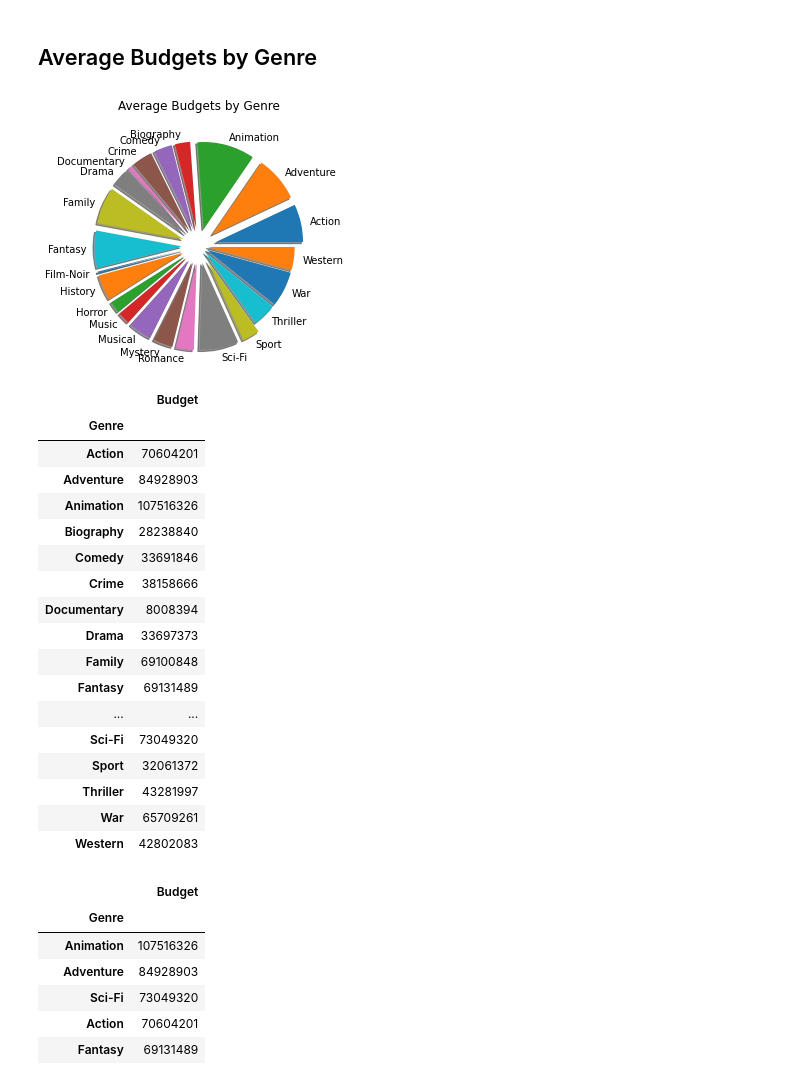
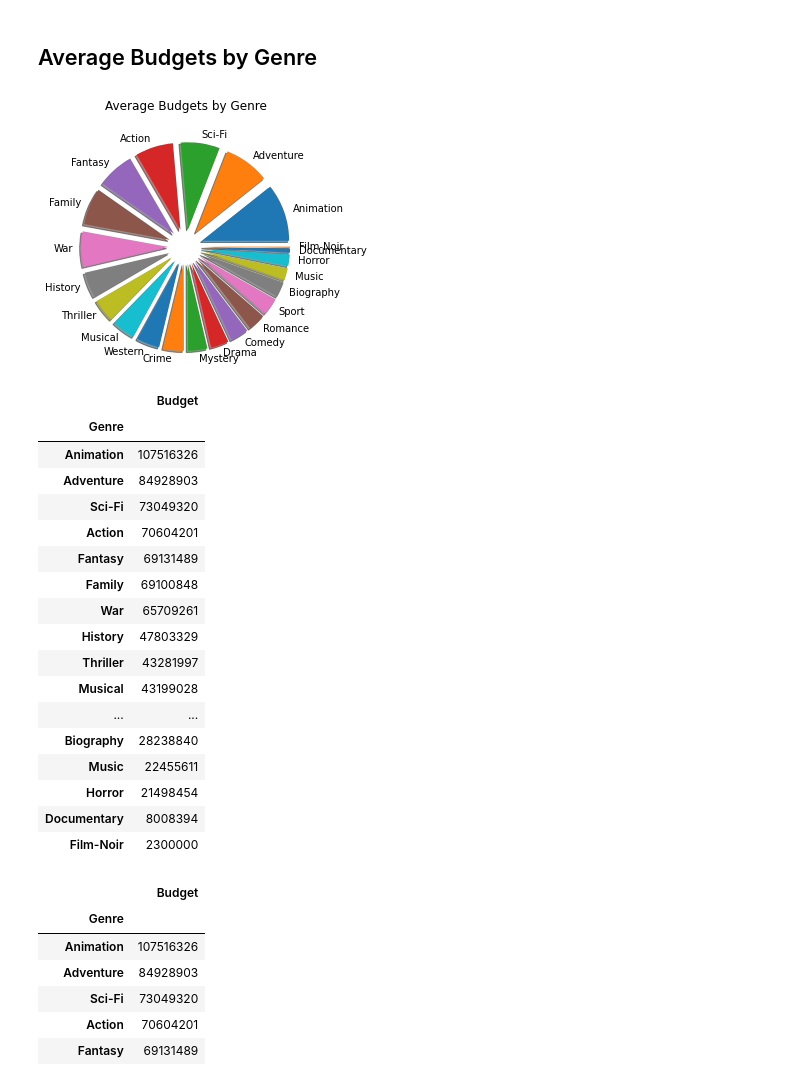
Before and after one commit to radowtay/Project-1, a Jupyter notebook: Scripts/Highest Budget Genres.ipynb, the cells around one changed output. Saved outputs shown, nothing was run; the diff lists cells and outputs as text; code cells hidden in the pictures.

```diff
--- a/Scripts/Highest Budget Genres.ipynb
+++ b/Scripts/Highest Budget Genres.ipynb
@@ -155,0 +155,3 @@ budget_data_df
+# %%
+budget_data_df=budget_data_df.sort_values(by="Budget",ascending=False)
+budget_data_df
@@ -160,35 +181,35 @@ budget_data_df
 # %%
 genres=budget_data_df.index
 budget=budget_data_df.values
-explode=(0.2,0.2,0.2,0.2,0.2,0.2,0.2,0.2,0.2,0.2,0.2,0.2,0.2,0.2,0.2,0.2,0.2,0.2,0.2,0.1,0.1,0.1)
+explode=(0.2,0.2,0.2,0.2,0.2,0.2,0.2,0.2,0.2,0.2,0.2,0.2,0.2,0.2,0.2,0.2,0.2,0.2,0.2,0.2,0.2,0.2)
 plt.title("Average Budgets by Genre", y=1.1)
 plt.pie(budget, labels=genres, explode=explode, shadow=True, radius=1)
 plt.savefig("../Images/Average_Budgets_by_Genre")
 plt.show()
 # %% [output]
-[figure, old version]
+[figure, new version]
 # %%
 
 budget_data_df
 # %% [output]
 |  | Budget |
 | Genre |  |
+| Animation | 107516326 |
+| Adventure | 84928903 |
+| Sci-Fi | 73049320 |
 | Action | 70604201 |
-| Adventure | 84928903 |
-| Animation | 107516326 |
+| Fantasy | 69131489 |
+| Family | 69100848 |
+| War | 65709261 |
+| History | 47803329 |
+| Thriller | 43281997 |
+| Musical | 43199028 |
+| ... | ... |
 | Biography | 28238840 |
-| Comedy | 33691846 |
-| Crime | 38158666 |
+| Music | 22455611 |
+| Horror | 21498454 |
 | Documentary | 8008394 |
-| Drama | 33697373 |
-| Family | 69100848 |
-| Fantasy | 69131489 |
-| ... | ... |
-| Sci-Fi | 73049320 |
-| Sport | 32061372 |
-| Thriller | 43281997 |
-| War | 65709261 |
-| Western | 42802083 |
+| Film-Noir | 2300000 |
 # %%
 budget_data_df.sort_values(by="Budget", ascending=False)
 # %% [output]
```
Also changed, not shown: parts of 6 cells of this notebook, 9 other files.
